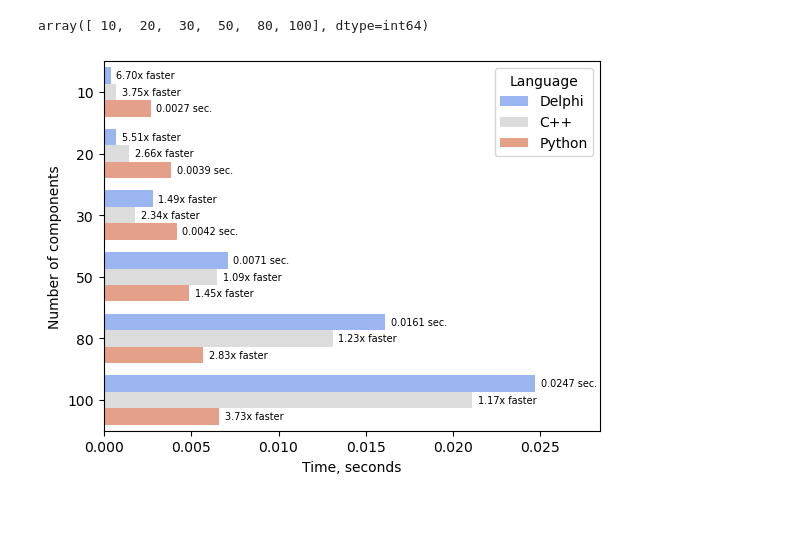
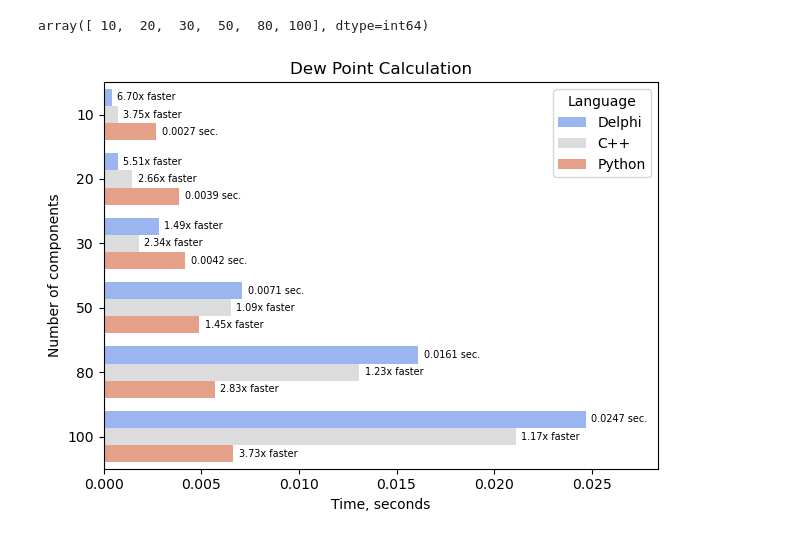
Before and after one commit to VChuzlov/My_Project, a Jupyter notebook: PerfTest/peft_test.ipynb, the cells around one changed output. Cells and saved outputs as stored; diff of their text form; code cells hidden in the pictures; blank space fills up the shorter version.

```diff
--- a/PerfTest/peft_test.ipynb
+++ b/PerfTest/peft_test.ipynb
@@ -108,27 +108,29 @@ _df = pd.concat(to_concat)
 # %%
 ax = sns.barplot(
     _df,
     y='Components',
     x='Time[sec.]',
     hue='Language',
     errorbar=None,
     palette='coolwarm',
     orient='h',
 )
 
 labels = 'Delphi', 'C++', 'Python'
 for i in range(3):
     values = _df[_df.Language == labels[i]].Perf.to_numpy()
     time = _df[_df.Language == labels[i]]['Time[sec.]'].to_numpy()
     ax.bar_label(
         ax.containers[i],
         labels=[f'{v:.2f}x faster' if v != 1.0 else f'{t:.4f} sec.' for v, t in zip(values, time)],
         fontsize=7,
         padding=4
     )
 ax.margins(x=0.15)
 ax.set_xlabel('Time, seconds')
 ax.set_ylabel('Number of components')
+ax.set_title('Dew Point Calculation')
+plt.tight_layout()
 plt.savefig('perf_test.pdf')
 # %% [output]
-[figure, old version]
+[figure, new version]
```
